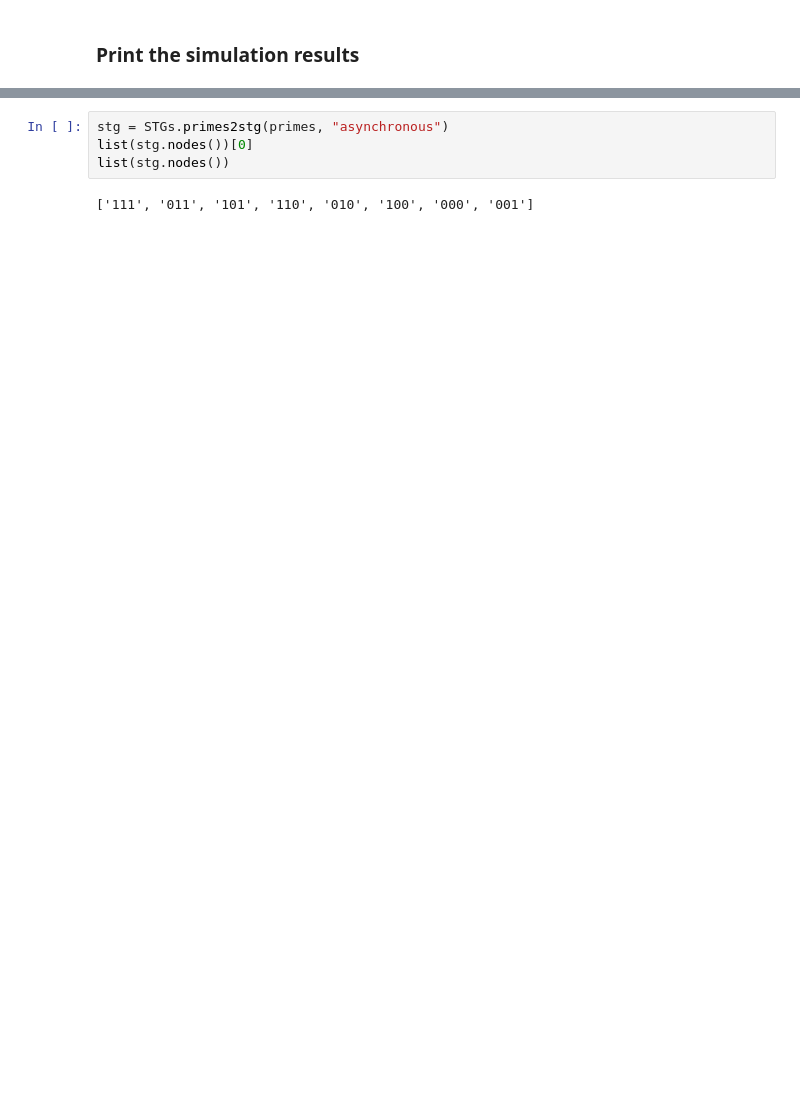
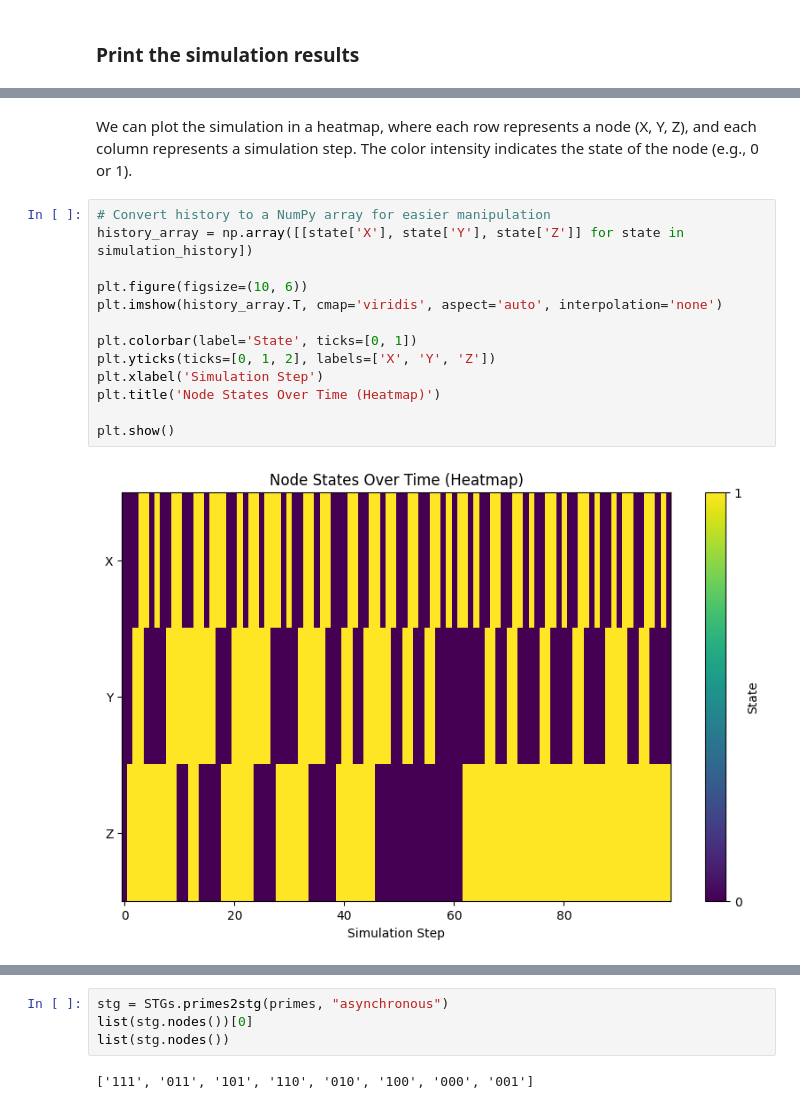
Before and after one commit to amoyag/practicas_biofisica, a Jupyter notebook: test_pyboolnet.ipynb, the cells around one changed output, grey strips where cells are left out. Cells and saved outputs as stored; diff of their text form; blank space fills up the shorter version.

```diff
--- a/test_pyboolnet.ipynb
+++ b/test_pyboolnet.ipynb
@@ -321 +274,18 @@ plt.show()
+# %% [markdown]
+We can plot the simulation in a heatmap, where each row represents a node (X, Y, Z), and each column represents a simulation step. The color intensity indicates the state of the node (e.g., 0 or 1).
+# %%
+# Convert history to a NumPy array for easier manipulation
+history_array = np.array([[state['X'], state['Y'], state['Z']] for state in simulation_history])
+
+plt.figure(figsize=(10, 6))
+plt.imshow(history_array.T, cmap='viridis', aspect='auto', interpolation='none')
+
+plt.colorbar(label='State', ticks=[0, 1])
+plt.yticks(ticks=[0, 1, 2], labels=['X', 'Y', 'Z'])
+plt.xlabel('Simulation Step')
+plt.title('Node States Over Time (Heatmap)')
+
+plt.show()
+# %% [output]
+[figure, added]
 # %% [markdown]
```
Also changed, not shown: parts of 20 cells of this notebook.
